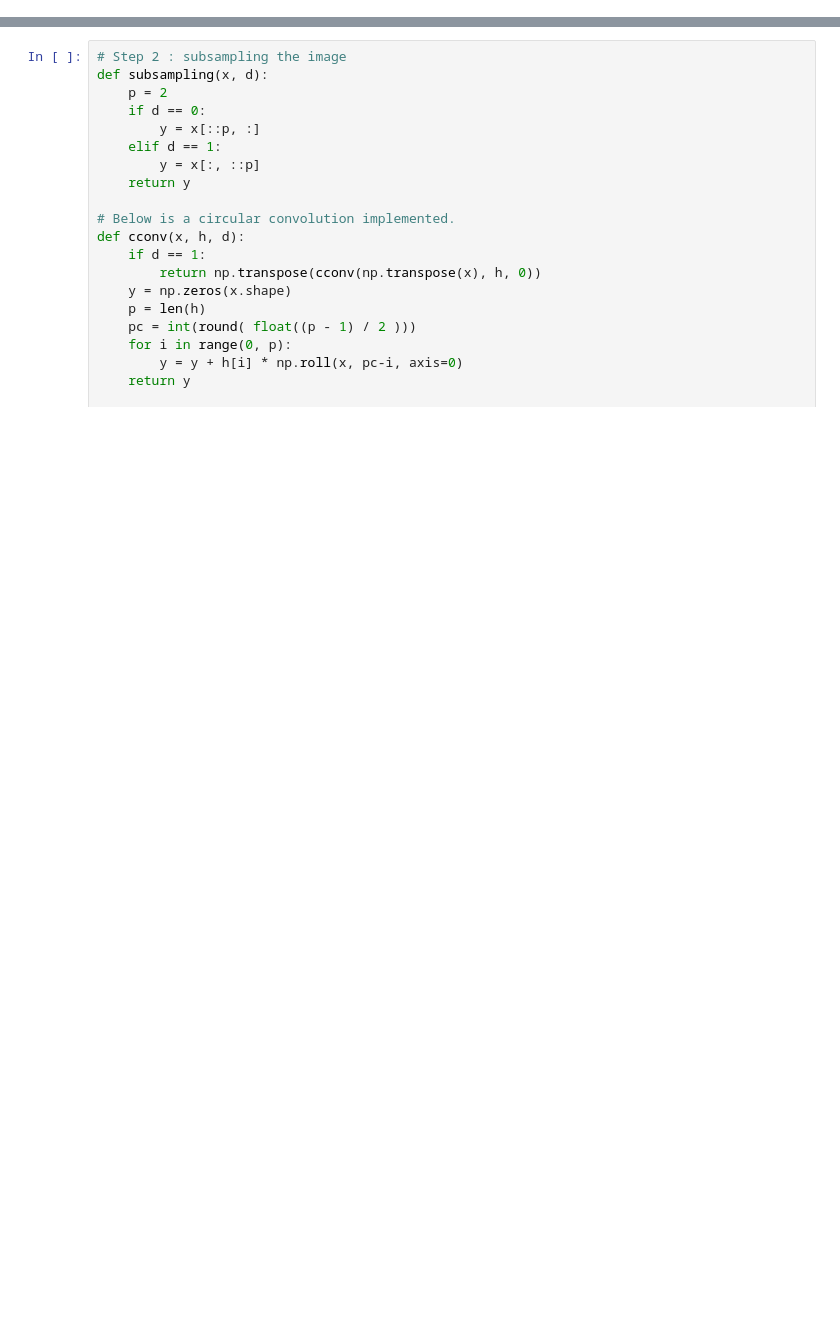
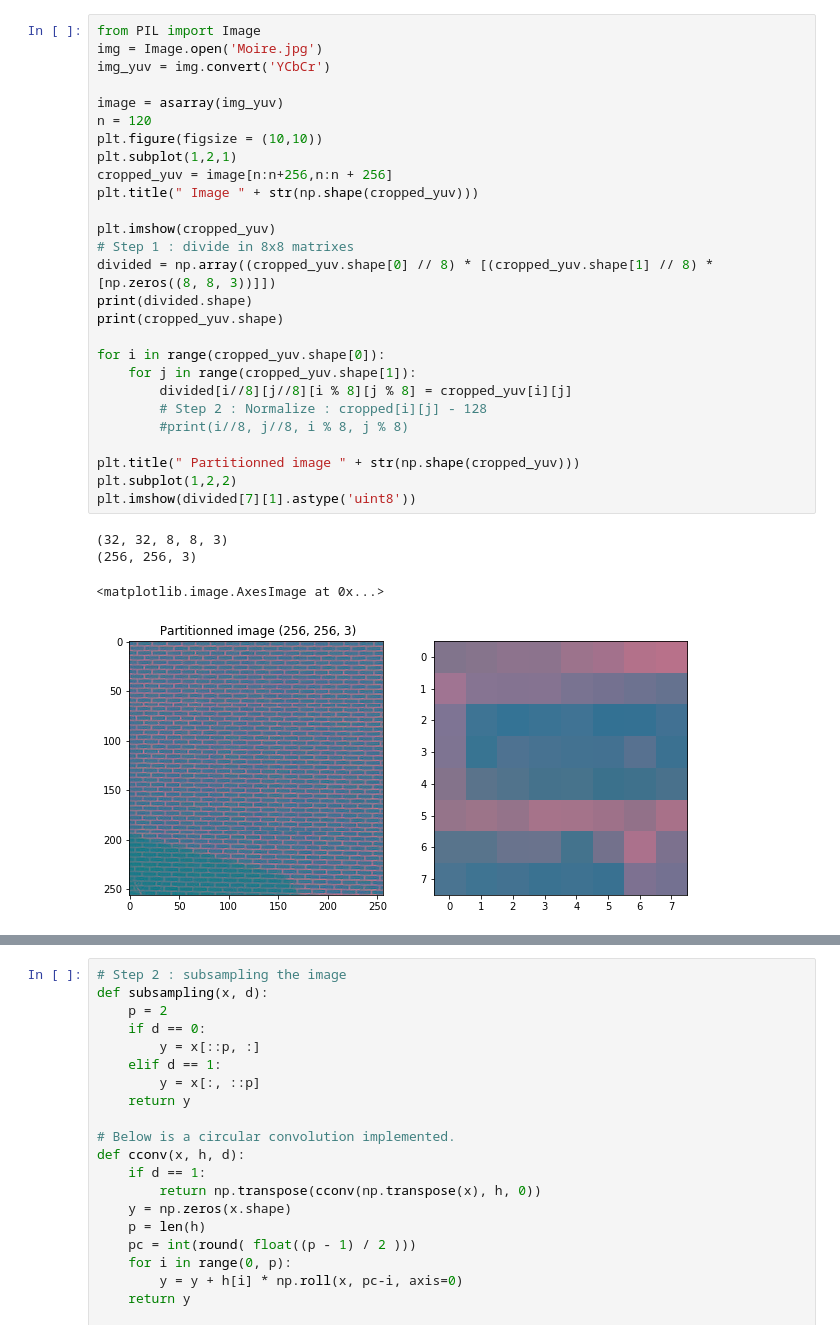
Before and after one commit to Eradan94/JPEG2000, a Jupyter notebook: jpeg2000.ipynb, the cells around one changed output, grey strips where cells are left out. Drawn from its saved outputs; the diff is of its cells as text; blank space fills up the shorter version.

```diff
--- a/jpeg2000.ipynb
+++ b/jpeg2000.ipynb
@@ -30,0 +42,32 @@ image0 = np.copy(image)
+# %%
+from PIL import Image
+img = Image.open('Moire.jpg')
+img_yuv = img.convert('YCbCr')
+
+image = asarray(img_yuv)
+n = 120
+plt.figure(figsize = (10,10))
+plt.subplot(1,2,1)
+cropped_yuv = image[n:n+256,n:n + 256]
+plt.title(" Image " + str(np.shape(cropped_yuv)))
+
+plt.imshow(cropped_yuv)
+# Step 1 : divide in 8x8 matrixes
+divided = np.array((cropped_yuv.shape[0] // 8) * [(cropped_yuv.shape[1] // 8) * [np.zeros((8, 8, 3))]])
+print(divided.shape)
+print(cropped_yuv.shape)
+
+for i in range(cropped_yuv.shape[0]):
+    for j in range(cropped_yuv.shape[1]):
+        divided[i//8][j//8][i % 8][j % 8] = cropped_yuv[i][j]
+        # Step 2 : Normalize : cropped[i][j] - 128
+        #print(i//8, j//8, i % 8, j % 8)
+
+plt.title(" Partitionned image " + str(np.shape(cropped_yuv)))
+plt.subplot(1,2,2)
+plt.imshow(divided[7][1].astype('uint8'))
+# %% [output]
+(32, 32, 8, 8, 3)
+(256, 256, 3)
+<matplotlib.image.AxesImage at 0x...>
+[figure, added]
```
Also changed, not shown: parts of 5 cells of this notebook.
